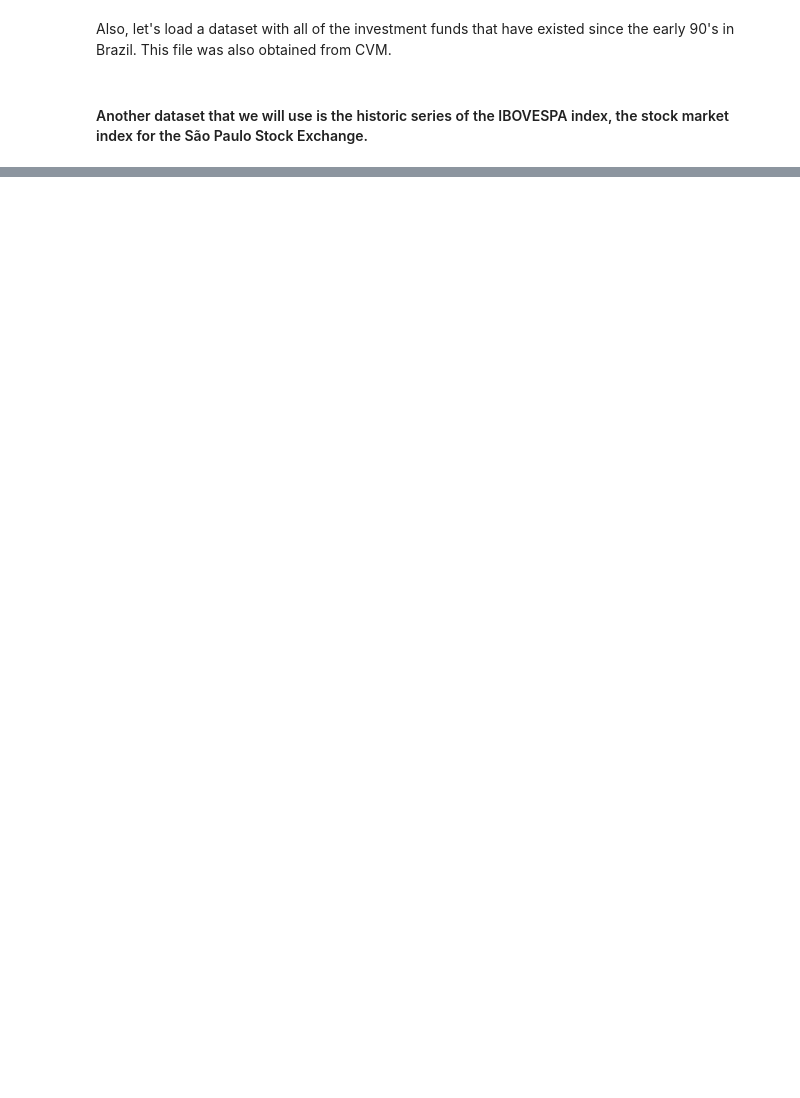
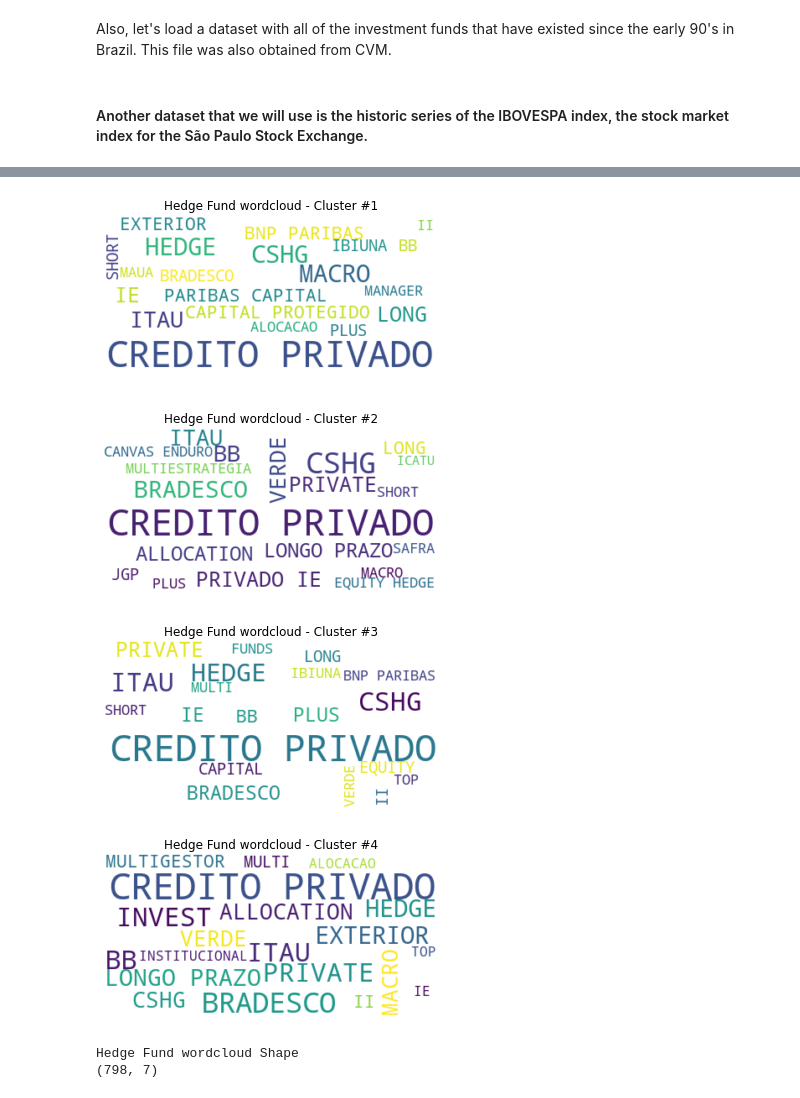
Before and after one commit to rafaelimai/ibmdscapstone, a Jupyter notebook: Capstone Work-Base-Clustering.ipynb, the cells around one changed output, grey strips where cells are left out. Cells and saved outputs as stored; diff of their text form; code cells hidden in the pictures; blank space fills up the shorter version.

```diff
--- a/Capstone Work-Base-Clustering.ipynb
+++ b/Capstone Work-Base-Clustering.ipynb
@@ -172,4 +132,13 @@ def print_wordcloud(dataSource,k_means_labels,clusterCount,title,stopwordsClass)
     plot_wordcloud(parsed, clusterCount, title,stopwordsClass)
     print("{} Shape".format(title))
     print(parsed.shape)
+# %%
+print_wordcloud(insightsHedgeFund_Dump,k_means_labels_FI,clusterCountHedgeFund,"Hedge Fund wordcloud",stopwordsClassHedgeFund)
+# %% [output]
+[figure, added]
+[figure, added]
+[figure, added]
+[figure, added]
+Hedge Fund wordcloud Shape
+(798, 7)
 # %%
```
Also changed, not shown: parts of 23 cells of this notebook, 15 other files.
